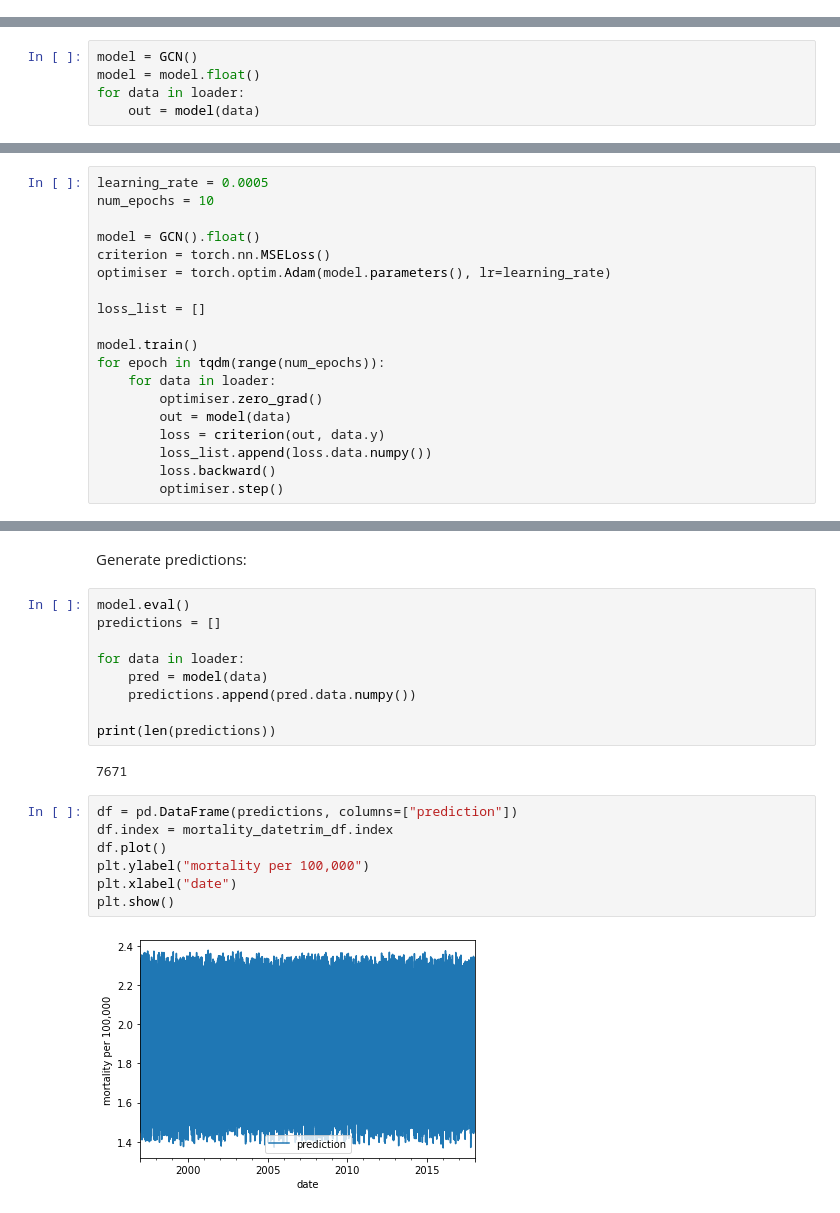
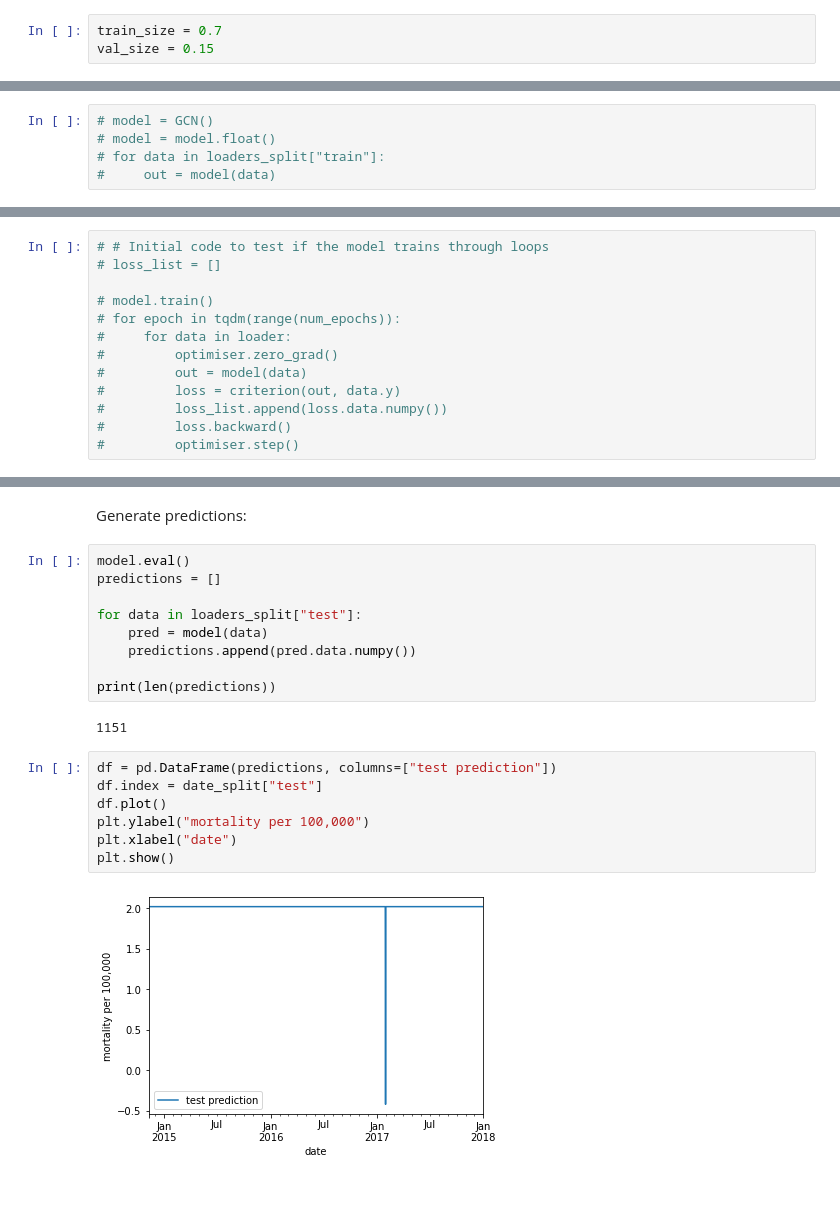
Before and after one commit to michellewl/AQmortality, a Jupyter notebook: mortality_model/borough_regression.ipynb, the cells around one changed output, grey strips where cells are left out. Drawn from its saved outputs; the diff is of its cells as text.

```diff
--- a/mortality_model/borough_regression.ipynb
+++ b/mortality_model/borough_regression.ipynb
@@ -345,0 +350,3 @@ start, end = daily_income_df.index.min(), daily_income_df.index.max()
+# %%
+train_size = 0.7
+val_size = 0.15
@@ -506,8 +528,8 @@ class GCN(torch.nn.Module):
 # %% [markdown]
 Check model works as expected:
 # %%
-model = GCN()
-model = model.float()
-for data in loader:
-    out = model(data)
+# model = GCN()
+# model = model.float()
+# for data in loaders_split["train"]:
+#     out = model(data)
 # %%
@@ -519,19 +547,13 @@ Run a training loop with defined `learning_rate` and `num_epochs`:
 # %%
-learning_rate = 0.0005
-num_epochs = 10
+# # Initial code to test if the model trains through loops
+# loss_list = []
 
-model = GCN().float()
-criterion = torch.nn.MSELoss()
-optimiser = torch.optim.Adam(model.parameters(), lr=learning_rate)
-
-loss_list = []
-
-model.train()
-for epoch in tqdm(range(num_epochs)):
-    for data in loader:
-        optimiser.zero_grad()
-        out = model(data)
-        loss = criterion(out, data.y)
-        loss_list.append(loss.data.numpy())
-        loss.backward()
-        optimiser.step()
+# model.train()
+# for epoch in tqdm(range(num_epochs)):
+#     for data in loader:
+#         optimiser.zero_grad()
+#         out = model(data)
+#         loss = criterion(out, data.y)
+#         loss_list.append(loss.data.numpy())
+#         loss.backward()
+#         optimiser.step()
@@ -541,20 +624,20 @@ Generate predictions:
 model.eval()
 predictions = []
 
-for data in loader:
+for data in loaders_split["test"]:
     pred = model(data)
     predictions.append(pred.data.numpy())
 
 print(len(predictions))
 # %% [output]
-7671
+1151
 # %%
-df = pd.DataFrame(predictions, columns=["prediction"])
-df.index = mortality_datetrim_df.index
+df = pd.DataFrame(predictions, columns=["test prediction"])
+df.index = date_split["test"]
 df.plot()
 plt.ylabel("mortality per 100,000")
 plt.xlabel("date")
 plt.show()
 # %% [output]
-[figure, old version]
+[figure, new version]
 # %%
```
Also changed, not shown: parts of 23 cells of this notebook.
